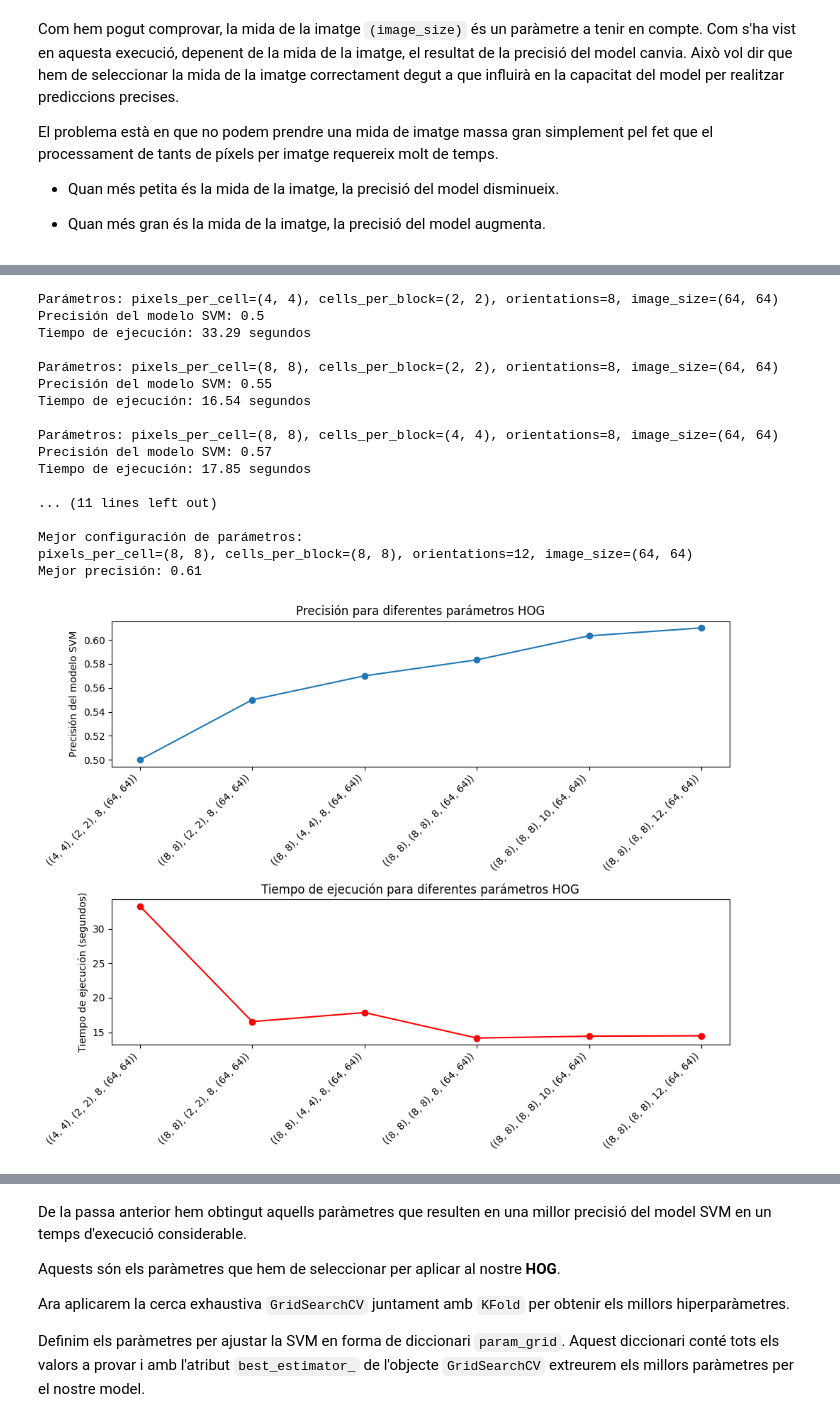
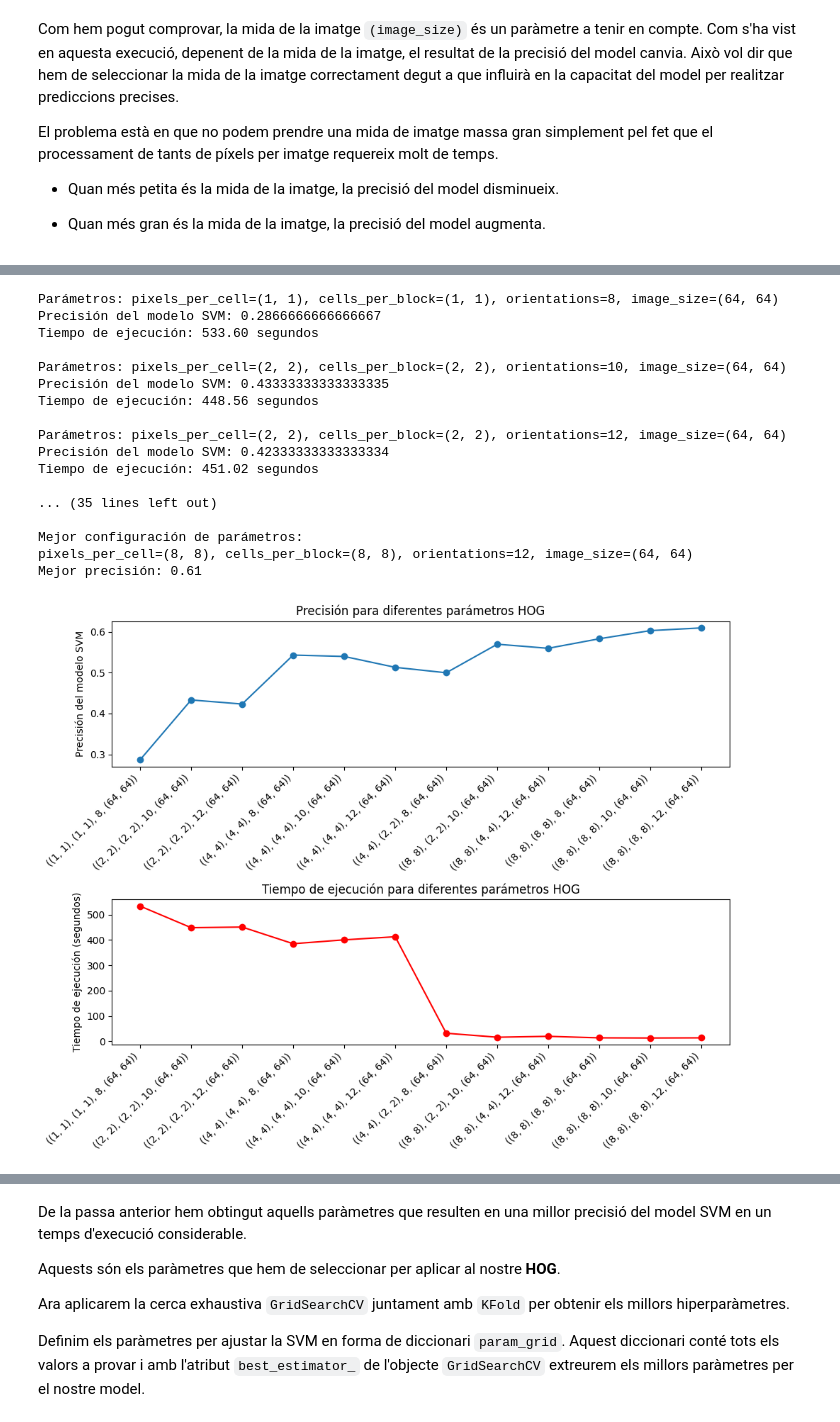
Before and after one commit to alerodriargui/aa_2324, a Jupyter notebook: Practica1/Practica1-v2.ipynb, the cells around one changed output, grey strips where cells are left out. Saved outputs shown, nothing was run; the diff lists cells and outputs as text; code cells hidden in the pictures.

```diff
--- a/Practica1/Practica1-v2.ipynb
+++ b/Practica1/Practica1-v2.ipynb
@@ -239,9 +239,15 @@ def calcular_hog_features(train_dir, categorias, pixels_per_cell, cells_per_bloc
 
 # Definir los diferentes parámetros HOG a probar
 parametros_a_probar = [
+    ((1, 1), (1, 1), 8, (64, 64)),
+    ((2, 2), (2, 2), 10, (64, 64)),
+    ((2, 2), (2, 2), 12, (64, 64)),
+    ((4, 4), (4, 4), 8, (64, 64)),
+    ((4, 4), (4, 4), 10, (64, 64)),
+    ((4, 4), (4, 4), 12, (64, 64)),
     ((4, 4), (2, 2), 8, (64, 64)),
-    ((8, 8), (2, 2), 8, (64, 64)),
-    ((8, 8), (4, 4), 8, (64, 64)),
+    ((8, 8), (2, 2), 10, (64, 64)),
+    ((8, 8), (4, 4), 12, (64, 64)),
     ((8, 8), (8, 8), 8, (64, 64)),
     ((8, 8), (8, 8), 10, (64, 64)),
     ((8, 8), (8, 8), 12, (64, 64)),
@@ -292,42 +298,42 @@ print("Mejor configuración de parámetros:")
 print(f"pixels_per_cell={mejores_parametros[0]}, cells_per_block={mejores_parametros[1]}, orientations={mejores_parametros[2]}, image_size={mejores_parametros[3]}")
 print("Mejor precisión:", mejor_precision)
 
 # Crear gráficas
 fig, (ax1, ax2) = plt.subplots(2, 1, figsize=(10, 8))
 
 # Gráfica de precisión
 ax1.plot(range(len(parametros_a_probar)), precisions, marker='o')
 ax1.set_xticks(range(len(parametros_a_probar)))
 ax1.set_xticklabels([str(params) for params in parametros_a_probar], rotation=45, ha='right')
 ax1.set_ylabel('Precisión del modelo SVM')
 ax1.set_title('Precisión para diferentes parámetros HOG')
 
 # Gráfica de tiempo de ejecución
 ax2.plot(range(len(parametros_a_probar)), elapsed_times, marker='o', color='r')
 ax2.set_xticks(range(len(parametros_a_probar)))
 ax2.set_xticklabels([str(params) for params in parametros_a_probar], rotation=45, ha='right')
 ax2.set_ylabel('Tiempo de ejecución (segundos)')
 ax2.set_title('Tiempo de ejecución para diferentes parámetros HOG')
 
 plt.tight_layout()
 plt.show()
 # %% [output]
-Parámetros: pixels_per_cell=(4, 4), cells_per_block=(2, 2), orientations=8, image_size=(64, 64)
-Precisión del modelo SVM: 0.5
-Tiempo de ejecución: 33.29 segundos
+Parámetros: pixels_per_cell=(1, 1), cells_per_block=(1, 1), orientations=8, image_size=(64, 64)
+Precisión del modelo SVM: 0.2866666666666667
+Tiempo de ejecución: 533.60 segundos
 
-Parámetros: pixels_per_cell=(8, 8), cells_per_block=(2, 2), orientations=8, image_size=(64, 64)
-Precisión del modelo SVM: 0.55
-Tiempo de ejecución: 16.54 segundos
+Parámetros: pixels_per_cell=(2, 2), cells_per_block=(2, 2), orientations=10, image_size=(64, 64)
+Precisión del modelo SVM: 0.43333333333333335
+Tiempo de ejecución: 448.56 segundos
 
-Parámetros: pixels_per_cell=(8, 8), cells_per_block=(4, 4), orientations=8, image_size=(64, 64)
-Precisión del modelo SVM: 0.57
-Tiempo de ejecución: 17.85 segundos
+Parámetros: pixels_per_cell=(2, 2), cells_per_block=(2, 2), orientations=12, image_size=(64, 64)
+Precisión del modelo SVM: 0.42333333333333334
+Tiempo de ejecución: 451.02 segundos
 
-... (11 lines left out)
+... (35 lines left out)
 
 Mejor configuración de parámetros:
 pixels_per_cell=(8, 8), cells_per_block=(8, 8), orientations=12, image_size=(64, 64)
 Mejor precisión: 0.61
-[figure, old version]
+[figure, new version]
 # %% [markdown]
```
Also changed, not shown: parts of 9 cells of this notebook.
